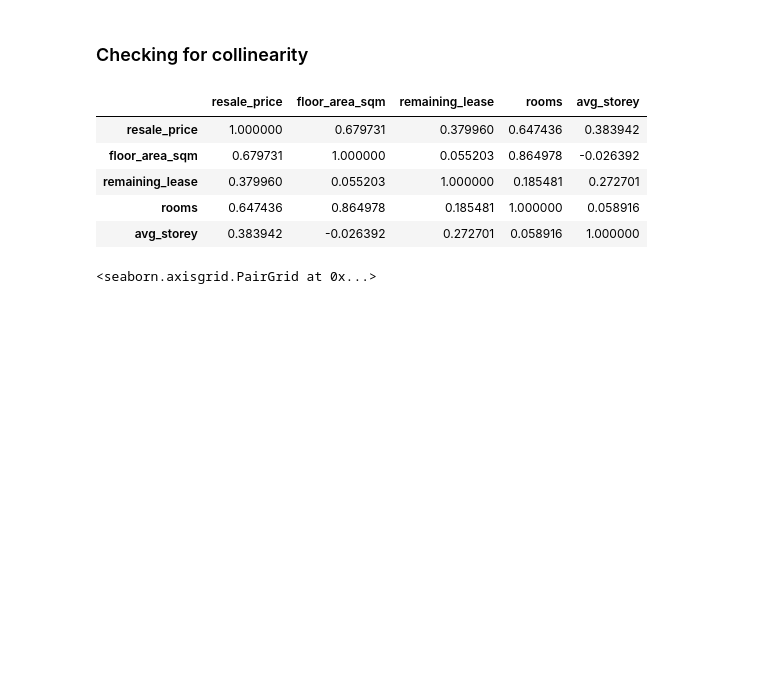
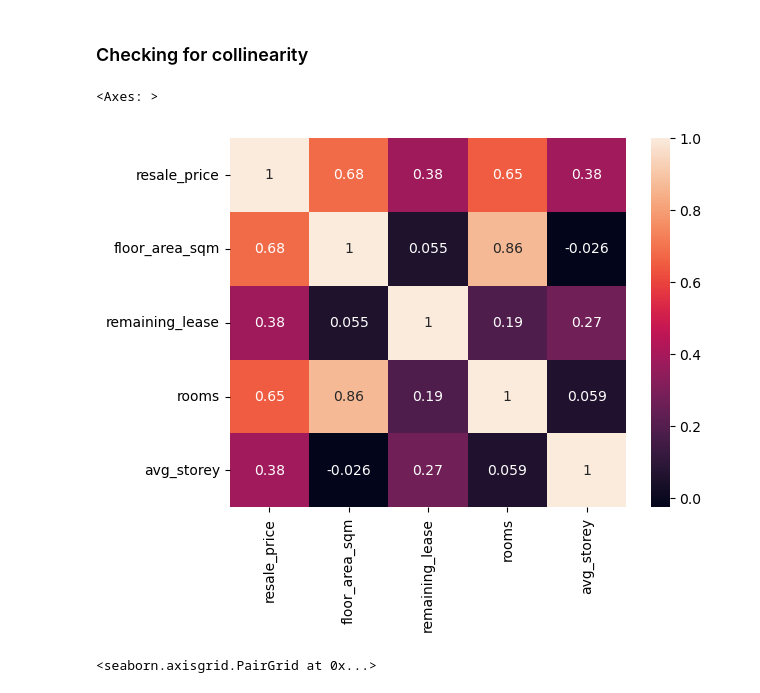
Before and after one commit to sienlonglim/ml_webapp, a Jupyter notebook: eda.ipynb, the cells around one changed output. Cells and saved outputs as stored; diff of their text form; code cells hidden in the pictures; blank space fills up the shorter version.

```diff
--- a/eda.ipynb
+++ b/eda.ipynb
@@ -20,14 +15,10 @@ df = pd.read_csv('static/2023_APR.csv', index_col=0)
 ### Checking for collinearity
 # %%
 impt_features = df[['resale_price', 'floor_area_sqm', 'remaining_lease', 'rooms', 'avg_storey']]
-impt_features.corr()
+sns.heatmap(impt_features.corr(), annot=True)
 # %% [output]
-|  | resale_price | floor_area_sqm | remaining_lease | rooms | avg_storey |
-| resale_price | 1.000000 | 0.679731 | 0.379960 | 0.647436 | 0.383942 |
-| floor_area_sqm | 0.679731 | 1.000000 | 0.055203 | 0.864978 | -0.026392 |
-| remaining_lease | 0.379960 | 0.055203 | 1.000000 | 0.185481 | 0.272701 |
-| rooms | 0.647436 | 0.864978 | 0.185481 | 1.000000 | 0.058916 |
-| avg_storey | 0.383942 | -0.026392 | 0.272701 | 0.058916 | 1.000000 |
+<Axes: >
+[figure, added]
 # %%
 sns.pairplot(impt_features)
 # %% [output]
```
Also changed, not shown: parts of 3 cells of this notebook, 2 other files.
